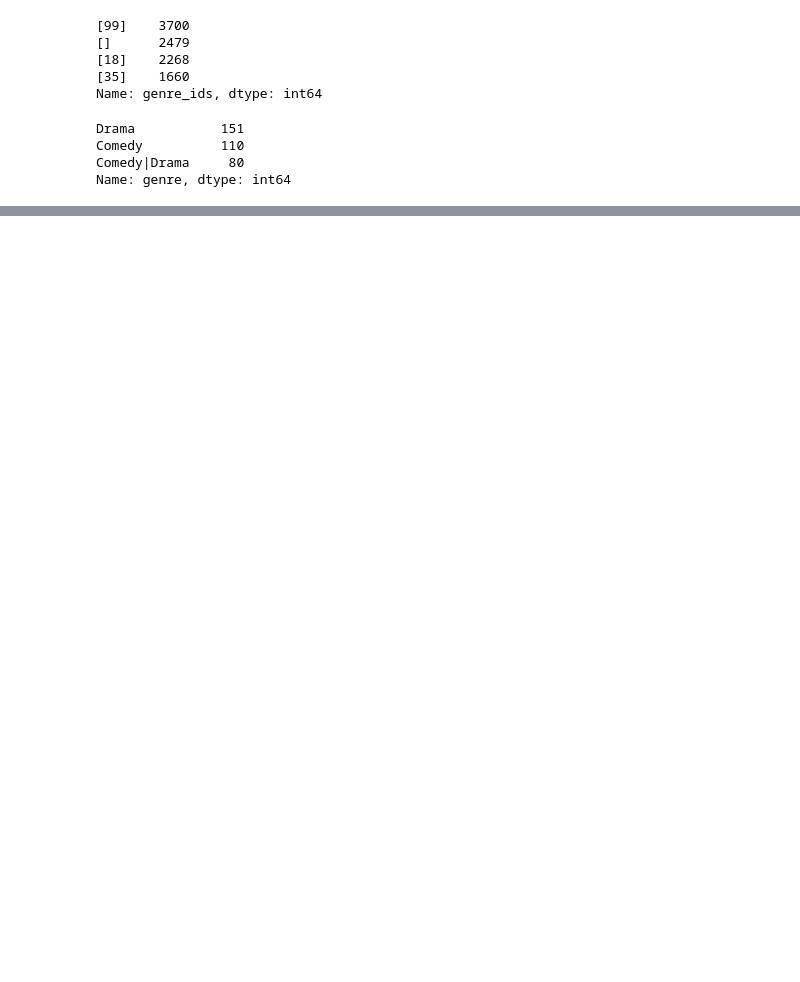
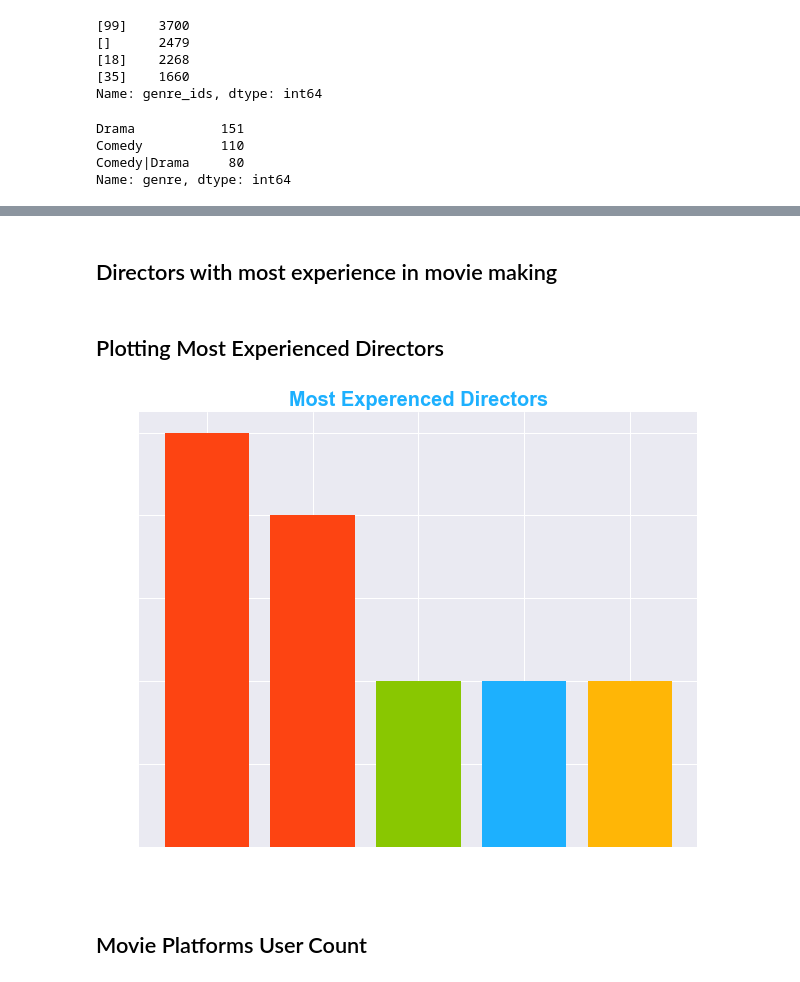
Before and after one commit to Azegele/dsc-phase-1-project, a Jupyter notebook: notebook.ipynb, the cells around one changed output, grey strips where cells are left out. Saved outputs shown, nothing was run; the diff lists cells and outputs as text; code cells hidden in the pictures; blank space fills up the shorter version.

```diff
--- a/notebook.ipynb
+++ b/notebook.ipynb
@@ -249,0 +252,29 @@ make_bar_graph("#fd4412","#fd4412","#89c701","#fd4412","#fd4412")
+# %% [markdown]
+## Directors with most experience in movie making
+# %%
+rt_movie_directors=pd.DataFrame(rt_movie["director"].value_counts())
+#rt_movie_directors
+# %%
+movie_directors=rt_movie_directors.index.values.tolist()
+#movie_directors
+# %%
+movies_directed=rt_movie_directors["director"].values.tolist()
+#movies_directed
+# %% [markdown]
+## Plotting Most Experienced Directors
+# %%
+plt.style.use("seaborn")
+plt.set_color=("white")
+plt.figure(figsize=(10,8))
+plt.bar(movie_directors[:5],movies_directed[:5],color=("#fd4412","#fd4412","#89c701","#1db0fe","#ffb606"))
+plt.title("Most Experenced Directors",fontsize=20,fontweight="bold",color="#1db0fe")
+plt.ylabel("Movies Directed",fontsize=15,color="White")
+plt.xlabel("Directors",fontsize=15,color="white")
+plt.xticks(rotation=0,fontsize=12,color="white")
+plt.yticks(color="White")
+#plt.show()
+plt.savefig("Directors.png",transparent=True)
+# %% [output]
+[figure, added]
+# %% [markdown]
+## Movie Platforms User Count
```
Also changed, not shown: parts of 21 cells of this notebook, 3 other files.
